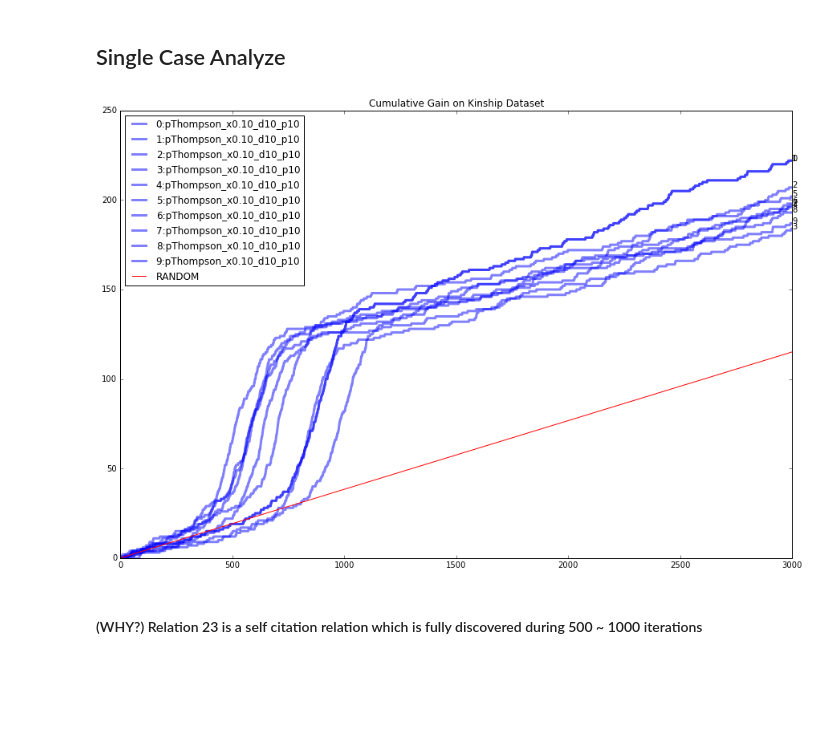
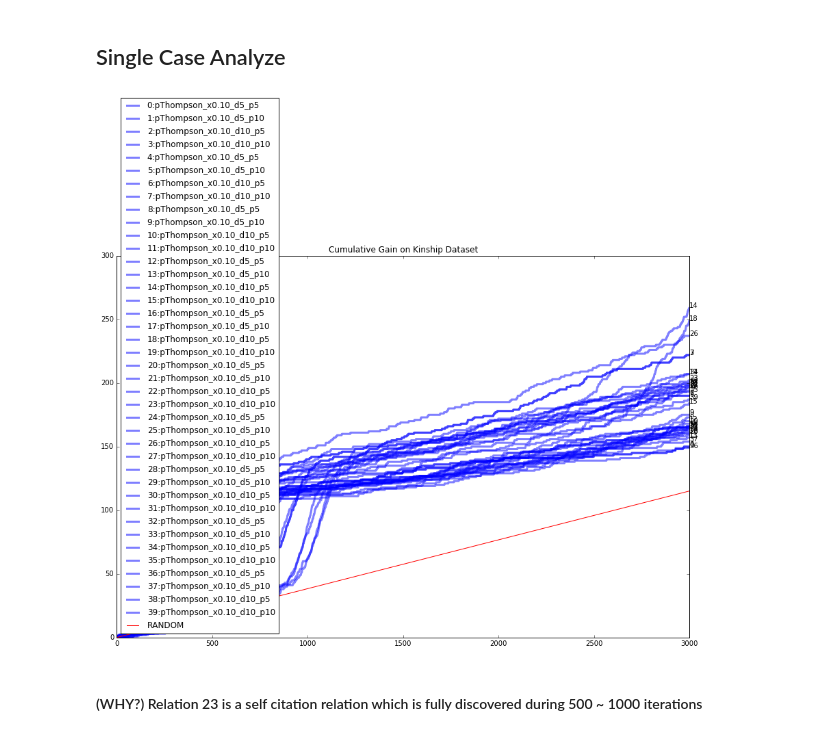
Before and after one commit to dongwookim-ml/almc, a Jupyter notebook: bayesian_rescal/plot_result.ipynb, the cells around one changed output. Drawn from its saved outputs; the diff is of its cells as text; code cells hidden in the pictures; blank space fills up the shorter version.

```diff
--- a/bayesian_rescal/plot_result.ipynb
+++ b/bayesian_rescal/plot_result.ipynb
@@ -87,9 +104,8 @@ for var_x, nt, n_dim, n_particle in itertools.product(varxs, range(n_test), n_di
 ## Plot Cumulative Gain with various parameter settings
 # %%
 fig = plt.figure(figsize=(15,10))
-color=iter(plt.cm.rainbow(np.linspace(0,1,len(summary)+3)))
+color=iter(plt.cm.rainbow(np.linspace(0,1,len(summary)+len(logit_summary)+3)))
 markers = iter(MarkerStyle.markers.keys())
-
 
 for line_no, key in enumerate(summary.keys()):
     stat = np.zeros([len(summary[key]), budget])
@@ -108,6 +124,25 @@ for line_no, key in enumerate(summary.keys()):
     #plt.fill_between(range(len(mean)), mean-stderr, mean+stderr, alpha=0.3, color=c)
     print('%d:pThompson_x%.2f_d%d_p%d:\tIteration: %5d\tGain: %5.1f' % (line_no, key[0], key[1], key[2], len(mean), mean[-1]))
 
+for line_no2, key in enumerate(logit_summary.keys()):
+    stat = np.zeros([len(logit_summary[key]), budget])
+    cnt = 0
+    for i, cum_sum in enumerate(logit_summary[key]):
+        plt.plot(cum_sum, '--', label='Logit')
+        try:
+            stat[i] = cum_sum
+            cnt += 1
+        except:
+            pass
+
+    #mean = np.sum(stat, 0)/cnt
+    #plt.plot(mean, label='%d:pThompsonLogit_x%.2f_d%d_p%d' % (line_no+line_no2, key[0], key[1], key[2]),
+    #         color=next(color), linewidth=3, alpha=0.5)
+    #plt.annotate(str(line_no), xy=(len(mean), mean[-1]))
+    #plt.fill_between(range(len(mean)), mean-stderr, mean+stderr, alpha=0.3, color=c)
+    #print('%d:pThompsonLogit_x%.2f_d%d_p%d:\tIteration: %5d\tGain: %5.1f' % (line_no, key[0], key[1], key[2], len(mean), mean[-1]))
+
+
 print('BRESCAL:\tIteration: %5d\tGain: %5.1f' % (len(gain_brescal), np.cumsum(gain_brescal)[-1]))
 print('RESCAL:\t\tIteration: %5d\tGain: %5.1f' % (len(gain_brescal), np.cumsum(gain_rescal)[-1]))
 
@@ -238,36 +273,43 @@ plt.show()
 ## Single Case Analyze
 # %%
 varxs = [0.1]
-n_dims = [10]
-n_particles = [10]
+n_dims = [5, 10]
+n_particles = [5, 10]
 n_test = 10
 x_lims = [3000]
 
 for x_lim in x_lims:
     fig = plt.figure(figsize=(15,10))
     line_no=0
-    dest = '../result/kinship/'
+    dest = '../result/kinship_logit/'
+    dest = '../result/kinship/normal/'
     for var_x, nt, n_dim, n_particle in itertools.product(varxs, range(n_test), n_dims, n_particles):
         file = os.path.join(dest, 'sRESCAL_varx_%.2f_dim_%d_par_%d_test_%d_convar_False.txt' % (var_x, n_dim, n_particle, nt))
         if os.path.exists(file):
             seq = [line.split(',') for line in open(file, 'r').readlines()]
             key = (var_x, n_dim, n_particle)
             cum_sum = np.cumsum([T[s] for s in seq])
 
-            plt.plot(cum_sum[:x_lim], label='%d:pThompson_x%.2f_d%d_p%d' % (line_no, key[0], key[1], key[2]),
-                 color='b', linewidth=3, alpha=0.5)
-            plt.annotate(str(line_no), xy=(x_lim, cum_sum[x_lim]))
+            if len(cum_sum) < x_lim:
+                plt.annotate(str(line_no), xy=(len(cum_sum), cum_sum[-1]))
+                plt.plot(cum_sum, label='%d:pThompson_x%.2f_d%d_p%d' % (line_no, key[0], key[1], key[2]),
+                     color='b', linewidth=3, alpha=0.5)
+            else:
+                plt.annotate(str(line_no), xy=(x_lim, cum_sum[x_lim]))
+                plt.plot(cum_sum[:x_lim], label='%d:pThompson_x%.2f_d%d_p%d' % (line_no, key[0], key[1], key[2]),
+                     color='b', linewidth=3, alpha=0.5)
+
             line_no+=1
 
     ratio = np.sum(T)/np.prod(T.shape)
     cum_sum = np.cumsum([ratio for i in range(x_lim)])
     plt.plot(cum_sum, label='RANDOM', color='r')
 
     plt.legend(loc=0)
     plt.title('Cumulative Gain on Kinship Dataset')
     plt.show()
 # %% [output]
-[figure, old version]
+[figure, new version]
 # %% [markdown]
 #### (WHY?) Relation 23 is a self citation relation which is fully discovered during 500 ~ 1000 iterations
 # %% [markdown]
```
Also changed, not shown: parts of 19 cells of this notebook, 16 other files.
